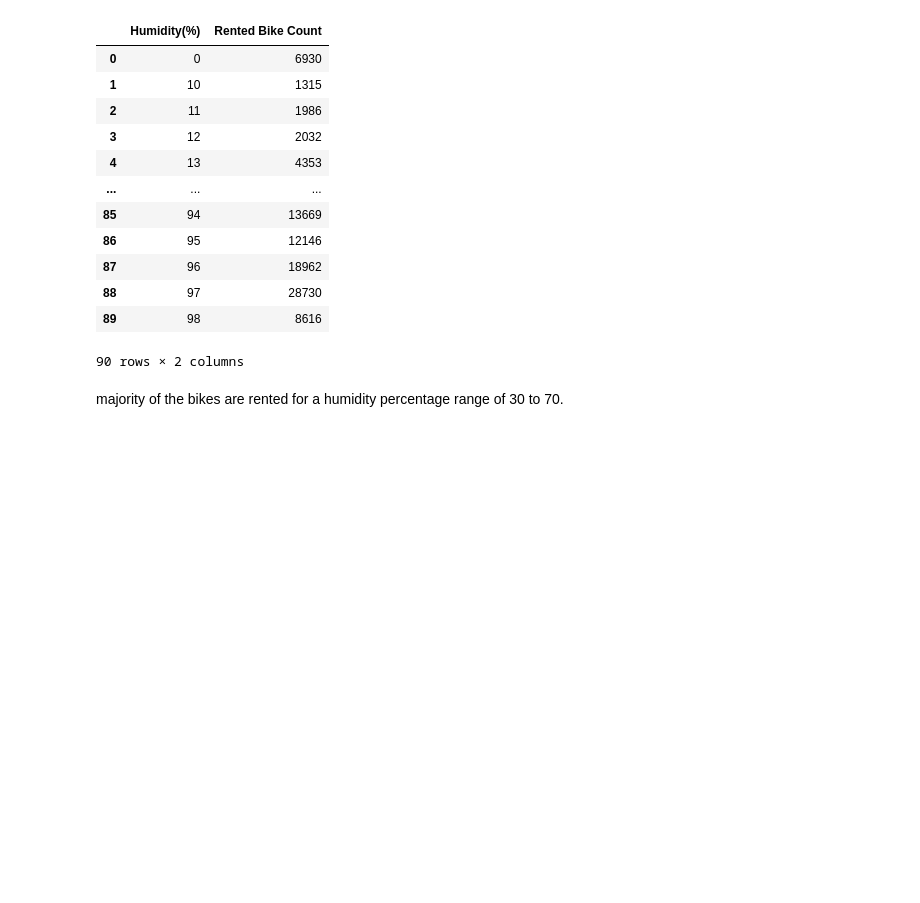
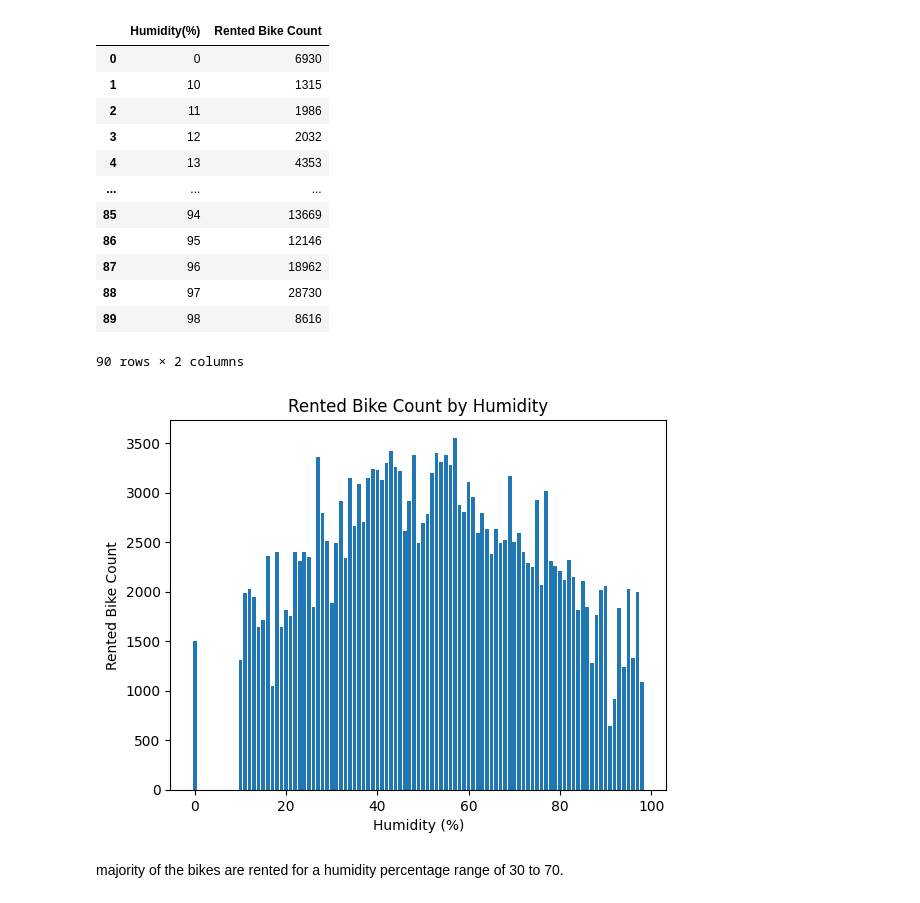
Before and after one commit to vijay313v/Bike_sharing, a Jupyter notebook: Bike_Sharing_Demand_Prediction_project_updated.ipynb, the cells around one changed output. Cells and saved outputs as stored; diff of their text form; code cells hidden in the pictures; blank space fills up the shorter version.

```diff
--- a/Bike_Sharing_Demand_Prediction_project_updated.ipynb
+++ b/Bike_Sharing_Demand_Prediction_project_updated.ipynb
@@ -253,6 +254,15 @@ humidity_bike
 | 88 | 97 | 28730 |
 | 89 | 98 | 8616 |
 90 rows × 2 columns
+# %%
+#anlysis of data for different humidity percentages
+plt.bar(bike_df['Humidity(%)'], bike_df['Rented Bike Count'])
+plt.xlabel('Humidity (%)')
+plt.ylabel('Rented Bike Count')
+plt.title('Rented Bike Count by Humidity')
+plt.show()
+# %% [output]
+[figure, added]
 # %% [markdown]
 majority of the bikes are rented for a humidity percentage range of 30 to 70.
 # %%
```
Also changed, not shown: parts of 28 cells of this notebook.
